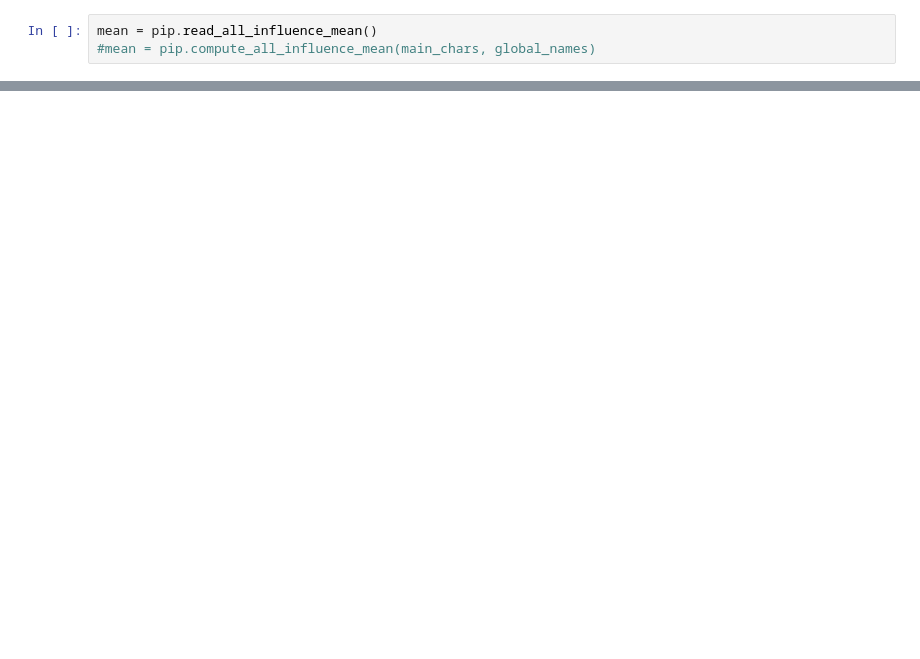
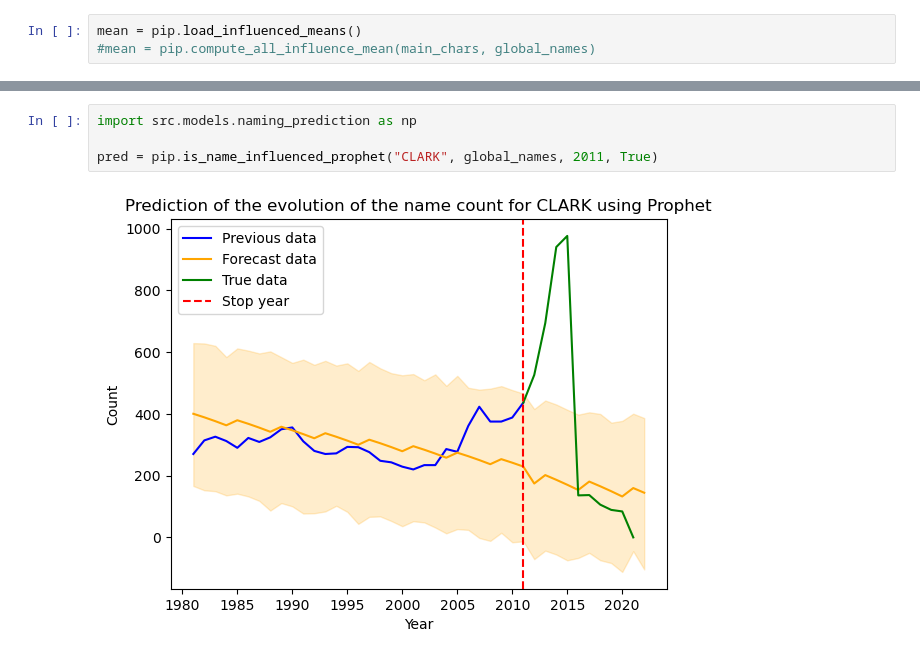
Before and after one commit to epfl-ada/ada-2024-project-dondata2025, a Jupyter notebook: pipeline.ipynb, the cells around one changed output, grey strips where cells are left out. Saved outputs shown, nothing was run; the diff lists cells and outputs as text; blank space fills up the shorter version.

```diff
--- a/pipeline.ipynb
+++ b/pipeline.ipynb
@@ -49,3 +21,3 @@ UK & France & US & Norway : Clean data has been and saved to data/clean/names/UK
 # %%
-mean = pip.read_all_influence_mean()
+mean = pip.load_influenced_means()
 #mean = pip.compute_all_influence_mean(main_chars, global_names)
@@ -94,0 +44,6 @@ Influenced names computed and saved in data/clean/influenced_names_prophet.csv
+# %%
+import src.models.naming_prediction as np
+
+pred = pip.is_name_influenced_prophet("CLARK", global_names, 2011, True)
+# %% [output]
+[figure, added]
```
Also changed, not shown: parts of 4 cells of this notebook.
